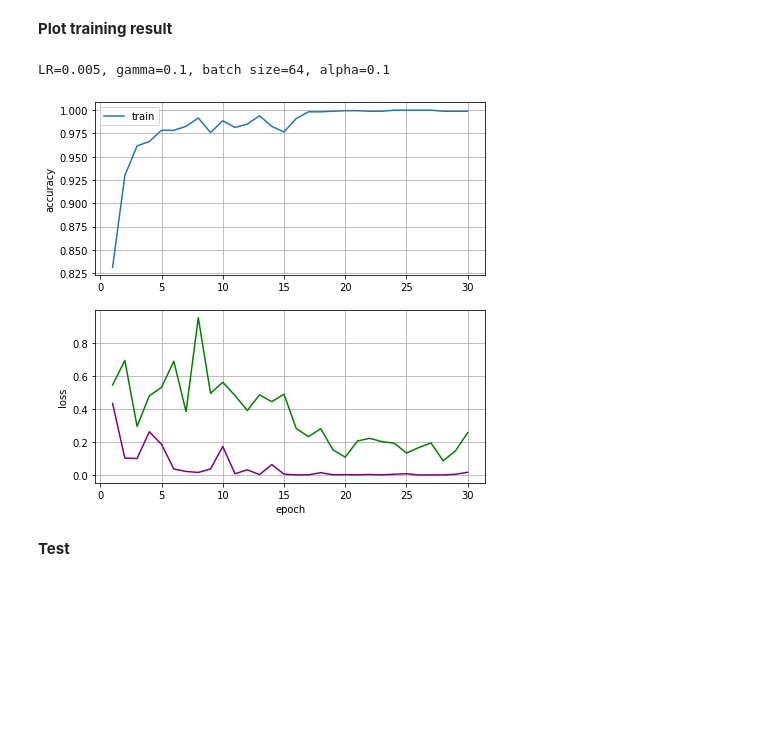
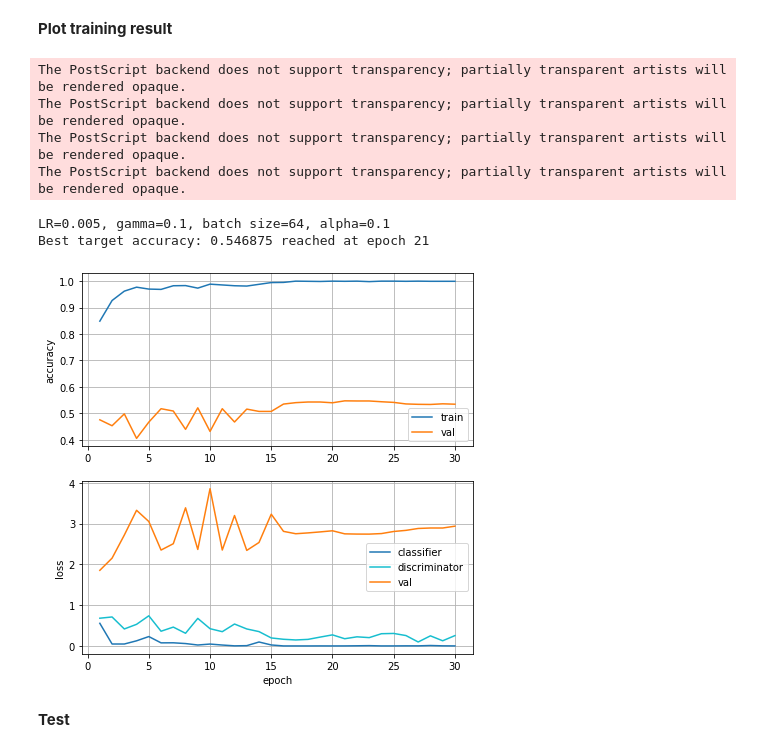
Before and after one commit to toyo97/MLDL-homework3-PACS, a Jupyter notebook: DANN.ipynb, the cells around one changed output. Cells and saved outputs as stored; diff of their text form; code cells hidden in the pictures; blank space fills up the shorter version.

Commit message:
added plots 3A and 3B

```diff
--- a/DANN.ipynb
+++ b/DANN.ipynb
@@ -241,13 +294,15 @@ cudnn.benchmark # optimizes runtime
 accuracies = []
 losses_y = []
 losses_d = []
+tgt_accs = []
+tgt_losses = []
 for epoch in range(NUM_EPOCHS):
 
+  net.train() # training mode
   source_iter = loopy(source_dataloader)
   target_iter = loopy(target_dataloader)
   acc_ratio = [0, 0] # initialize accuracy ratio
   for it in range(num_batches):
-    net.train() # training mode
     optimizer.zero_grad() # zero-ing the gradients
 
     # ************ #
@@ -302,4 +357,24 @@ for epoch in range(NUM_EPOCHS):
   print(f'Finished epoch {epoch+1}/{NUM_EPOCHS}, LR {scheduler.get_last_lr()}, accuracy {accuracy}')
 
   scheduler.step()
+
+  net.train(False)  # Set Network to evaluation mode
+
+  # Validation with target data to monitor training
+  print(f'Validation on target after epoch {epoch+1}')
+  sys.stdout.flush()
+  acc_ratio = [0, 0]
+  loss_ratio = [0, 0]
+  for images, labels in tqdm(target_dataloader):
+    images = images.to(DEVICE)
+    labels = labels.to(DEVICE)
+
+    outputs = net(images)
+    update_ratio(outputs, labels, acc_ratio)
+
+    loss_ratio[0] += criterion(outputs, labels).item()
+    loss_ratio[1] += 1
+
+  tgt_accs.append(acc_ratio[0] / acc_ratio[1])
+  tgt_losses.append(loss_ratio[0] / loss_ratio[1])
 # %% [output]
@@ -324,22 +431,33 @@ Finished epoch 30/30, LR [0.0005], accuracy 0.9987980769230769
 **Plot training result**
 # %%
 fig, axs = plt.subplots(nrows=2, figsize=(7,7))
-axs[0].plot(np.arange(1, NUM_EPOCHS+1), accuracies, label='train')
-axs[1].plot(np.arange(1, NUM_EPOCHS+1), losses_y, label='classifier', c='purple')
-axs[1].plot(np.arange(1, NUM_EPOCHS+1), losses_d, label='discriminator', c='green')
+axs[0].plot(np.arange(1, NUM_EPOCHS+1), accuracies, label='train', c='C0')
+axs[0].plot(np.arange(1, NUM_EPOCHS+1), tgt_accs, label='val', c='C1')
+axs[1].plot(np.arange(1, NUM_EPOCHS+1), losses_y, label='classifier', c='C0')
+axs[1].plot(np.arange(1, NUM_EPOCHS+1), losses_d, label='discriminator', c='C9')
+axs[1].plot(np.arange(1, NUM_EPOCHS+1), tgt_losses, label='val', c='C1')
 axs[0].set_ylabel('accuracy')
 axs[1].set_ylabel('loss')
 axs[1].set_xlabel('epoch')
 axs[0].legend()
+axs[1].legend()
 axs[0].grid()
 axs[1].grid()
 
 conf_title = f'LR={LR}, gamma={GAMMA}, batch size={BATCH_SIZE}, alpha={ALPHA}'
 print(conf_title)
+best_idx = np.argmax(tgt_accs)
+print(f'Best target accuracy: {tgt_accs[best_idx]} reached at epoch {best_idx+1}')
 fig.show()
+fig.savefig(f'dann_plot_best{int(tgt_accs[best_idx]*1000)}.eps', format='eps')
 # %% [output]
-LR=0.005, gamma=0.1, batch size=64, alpha=0.1
+The PostScript backend does not support transparency; partially transparent artists will be rendered opaque.
+The PostScript backend does not support transparency; partially transparent artists will be rendered opaque.
+The PostScript backend does not support transparency; partially transparent artists will be rendered opaque.
+The PostScript backend does not support transparency; partially transparent artists will be rendered opaque.
+LR=0.005, gamma=0.1, batch size=64, alpha=0.1
+Best target accuracy: 0.546875 reached at epoch 21
-[figure, old version]
+[figure, new version]
 # %% [markdown]
 **Test**
 # %%
```
Also changed, not shown: parts of 9 cells of this notebook.
